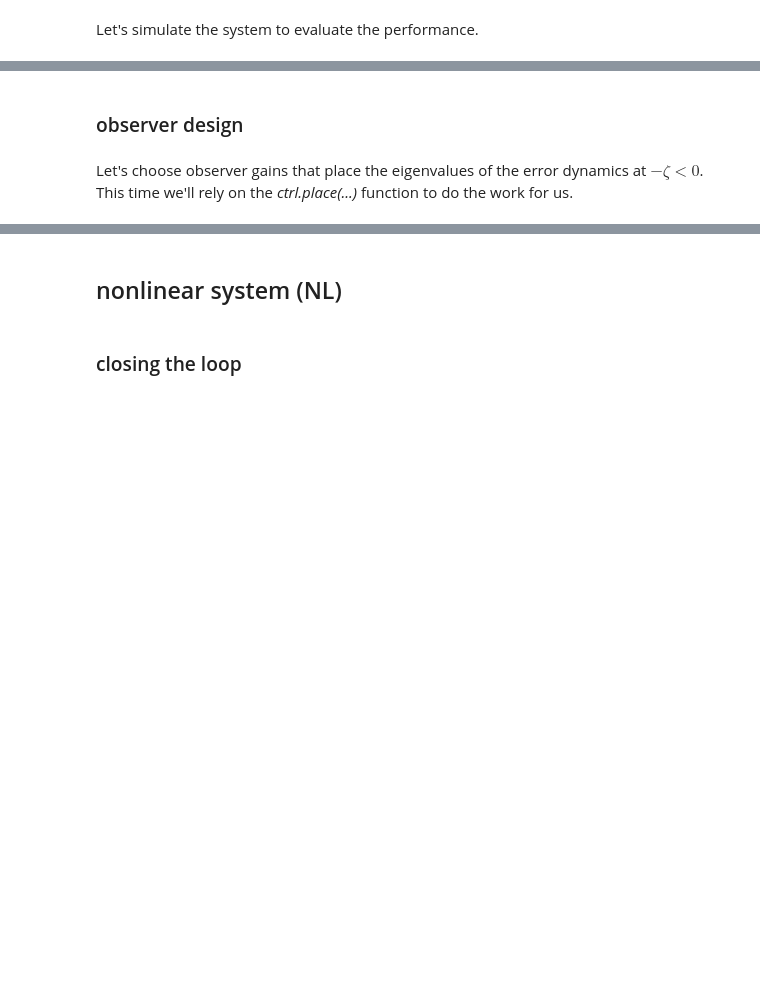
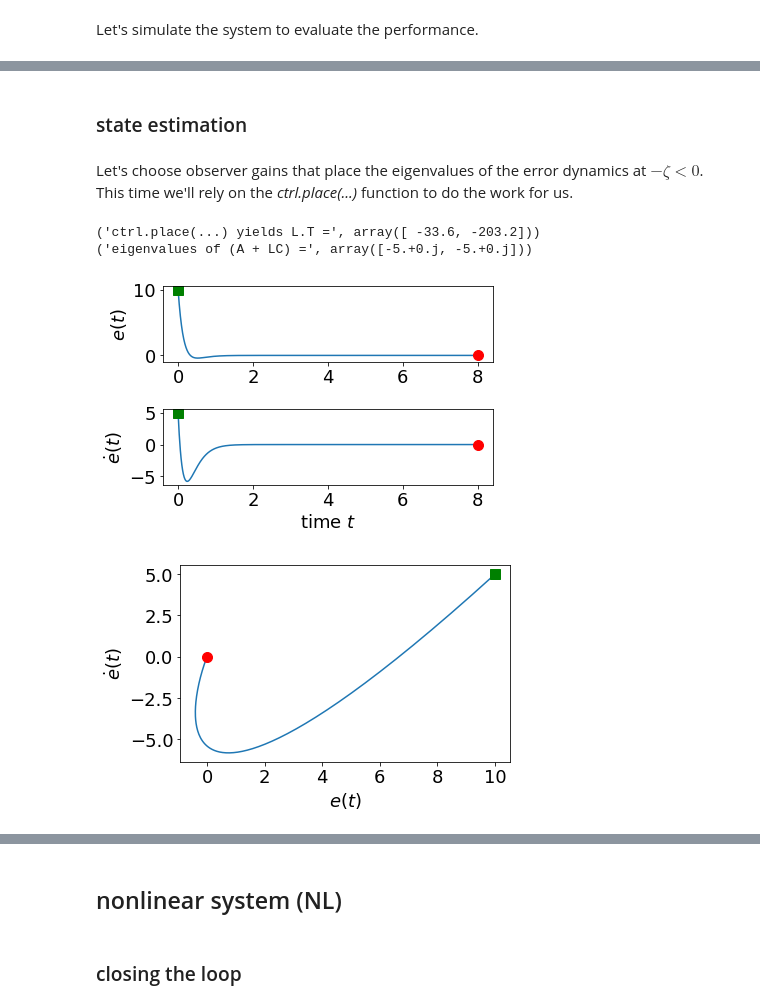
Before and after one commit to sburden/447-20fa, a Jupyter notebook: 447_lec_examples.ipynb, the cells around one changed output, grey strips where cells are left out. Saved outputs shown, nothing was run; the diff lists cells and outputs as text; code cells hidden in the pictures; blank space fills up the shorter version.

```diff
--- a/447_lec_examples.ipynb
+++ b/447_lec_examples.ipynb
@@ -1582,22 +1630,26 @@ print()
-# %% [markdown]
-### observer design
+# %% [markdown]
+### state estimation
 # %% [markdown]
 Let's choose observer gains that place the eigenvalues of the error dynamics at $-\zeta < 0$.  This time we'll rely on the *ctrl.place(...)* function to do the work for us.
 # %%
 zeta = 5*sigma
 
+# note:  ctrl.place requires distinct eigenvalues / poles
 poles = [-zeta,-zeta-1e-6]
 
-L = ctrl.place(A.T,C.T,poles).T
+L = -np.array(ctrl.place(A.T,C.T,poles).T)
 
 print('ctrl.place(...) yields L.T =',L.flatten())
 
-print('eigenvalues of (A - LC) =',la.eigvals(A - np.dot(L,C)))
+print('eigenvalues of (A + LC) =',la.eigvals(A + np.dot(L,C)))
+# %% [output]
+('ctrl.place(...) yields L.T =', array([ -33.6, -203.2]))
+('eigenvalues of (A + LC) =', array([-5.+0.j, -5.+0.j]))
 # %%
 # vector field
 def f_error(t,e,u):
   # x is a 1-D array, i.e. a "row", so we left-multiply the transpose of (A-LC)
-  return np.dot(e,(A-np.dot(L,C)).T)
+  return np.dot(e,(A+np.dot(L,C)).T)
 
 # non-zero initial state
 error0 = 10.
@@ -1615,30 +1667,43 @@ def u(t):
 # t_ - size N array
 # e_ - size N x 2 array (since the state is 2-dimensional)
 t_,e_ = numerical_simulation(f_error,T,e0,ut=u,dt=dt)
 
 # the first column contains theta(t), the second column contains dtheta(t)
 # (I append an underscore "_" to remind myself these are time series)
 error_,derror_ = e_[:,0],e_[:,1]
 
 # we'll use the Matplotlib library for plots
 # (as the name suggests, it has a similar interface to MATLAB)
 import pylab as plt
 
 # plot theta
 plt.figure()
 plt.subplot(2,1,1)
 plt.plot(t_,error_,label='(Linear)')
+plt.plot(t_[0],error_[0],'gs',ms=10)
+plt.plot(t_[-1],error_[-1],'ro',ms=10)
 plt.ylabel(r'$e(t)$')
 
 # plot dtheta
 plt.subplot(2,1,2)
 plt.plot(t_,derror_,label='(Linear)')
+plt.plot(t_[0],derror_[0],'gs',ms=10)
+plt.plot(t_[-1],derror_[-1],'ro',ms=10)
 plt.ylabel(r'$\dot{e}(t)$')
 plt.xlabel(r'time $t$')
+
+plt.tight_layout();
 
 # phase portrait
 plt.figure()
 plt.subplot(1,1,1)
 plt.plot(error_,derror_,label='(Linear)')
+plt.plot(error_[0],derror_[0],'gs',ms=10)
+plt.plot(error_[-1],derror_[-1],'ro',ms=10)
 plt.ylabel(r'$\dot{e}(t)$')
 plt.xlabel(r'$e(t)$');
+
+plt.tight_layout();
+# %% [output]
+[figure, added]
+[figure, added]
```
Also changed, not shown: parts of 38 cells of this notebook, 1 other file.
